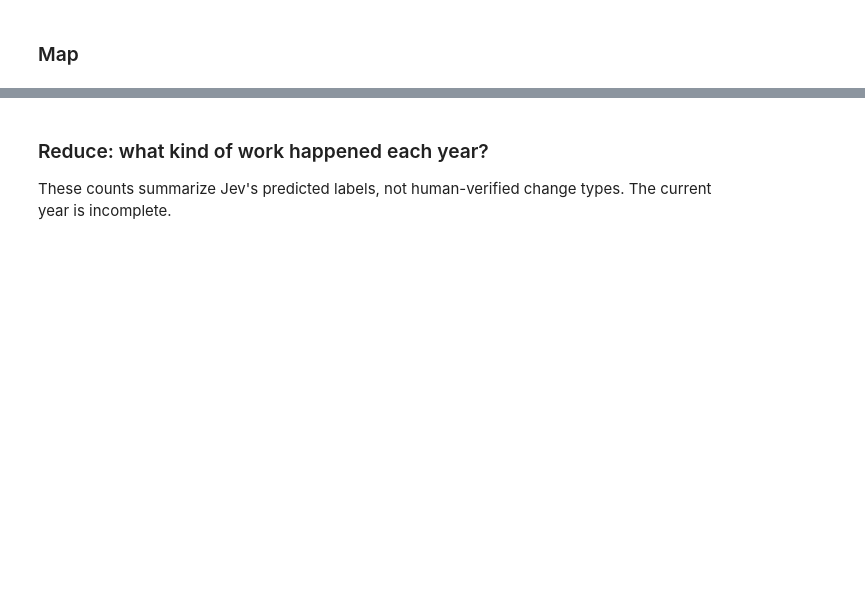
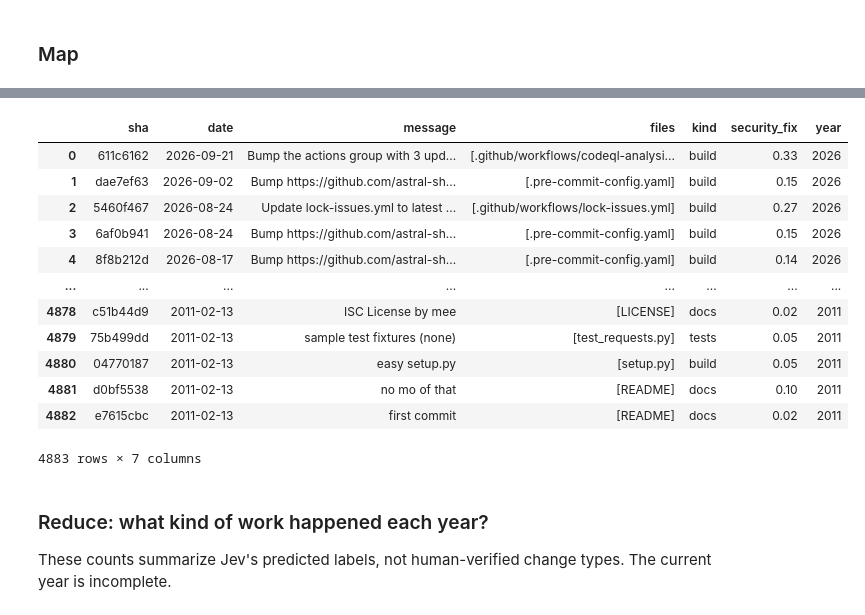
Before and after one commit to zazencodes/jev-intro-to-system-one-ai, a Jupyter notebook: 05-implementing-use-cases/05_use_cases.ipynb, the cells around one changed output, grey strips where cells are left out. Cells and saved outputs as stored; diff of their text form; code cells hidden in the pictures; blank space fills up the shorter version.

```diff
--- a/05-implementing-use-cases/05_use_cases.ipynb
+++ b/05-implementing-use-cases/05_use_cases.ipynb
@@ -318,3 +400,19 @@ commits["year"] = commits["date"].str[:4]
+# %%
+commits
+# %% [output]
+|  | sha | date | message | files | kind | security_fix | year |
+| 0 | 611c6162 | 2026-09-21 | Bump the actions group with 3 upd... | [.github/workflows/codeql-analysi... | build | 0.33 | 2026 |
+| 1 | dae7ef63 | 2026-09-02 | Bump https://github.com/astral-sh... | [.pre-commit-config.yaml] | build | 0.15 | 2026 |
+| 2 | 5460f467 | 2026-08-24 | Update lock-issues.yml to latest ... | [.github/workflows/lock-issues.yml] | build | 0.27 | 2026 |
+| 3 | 6af0b941 | 2026-08-24 | Bump https://github.com/astral-sh... | [.pre-commit-config.yaml] | build | 0.15 | 2026 |
+| 4 | 8f8b212d | 2026-08-17 | Bump https://github.com/astral-sh... | [.pre-commit-config.yaml] | build | 0.14 | 2026 |
+| ... | ... | ... | ... | ... | ... | ... | ... |
+| 4878 | c51b44d9 | 2011-02-13 | ISC License by mee | [LICENSE] | docs | 0.02 | 2011 |
+| 4879 | 75b499dd | 2011-02-13 | sample test fixtures (none) | [test_requests.py] | tests | 0.05 | 2011 |
+| 4880 | 04770187 | 2011-02-13 | easy setup.py | [setup.py] | build | 0.05 | 2011 |
+| 4881 | d0bf5538 | 2011-02-13 | no mo of that | [README] | docs | 0.10 | 2011 |
+| 4882 | e7615cbc | 2011-02-13 | first commit | [README] | docs | 0.02 | 2011 |
+4883 rows × 7 columns
 # %% [markdown]
 ### Reduce: what kind of work happened each year?
 
```
Also changed, not shown: parts of 29 cells of this notebook, 7 other files.
